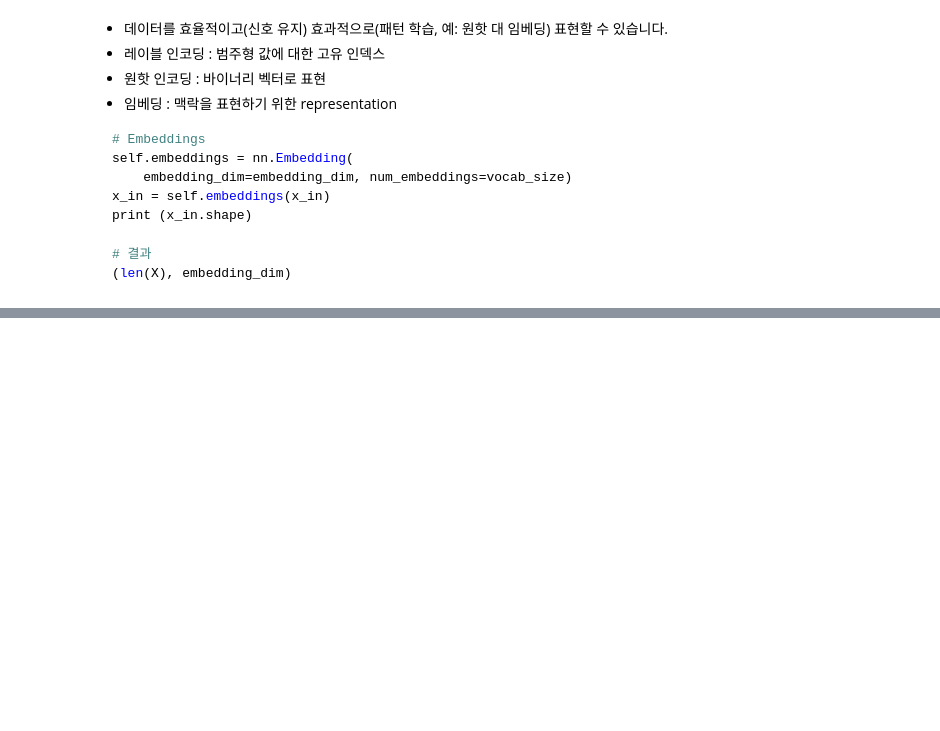
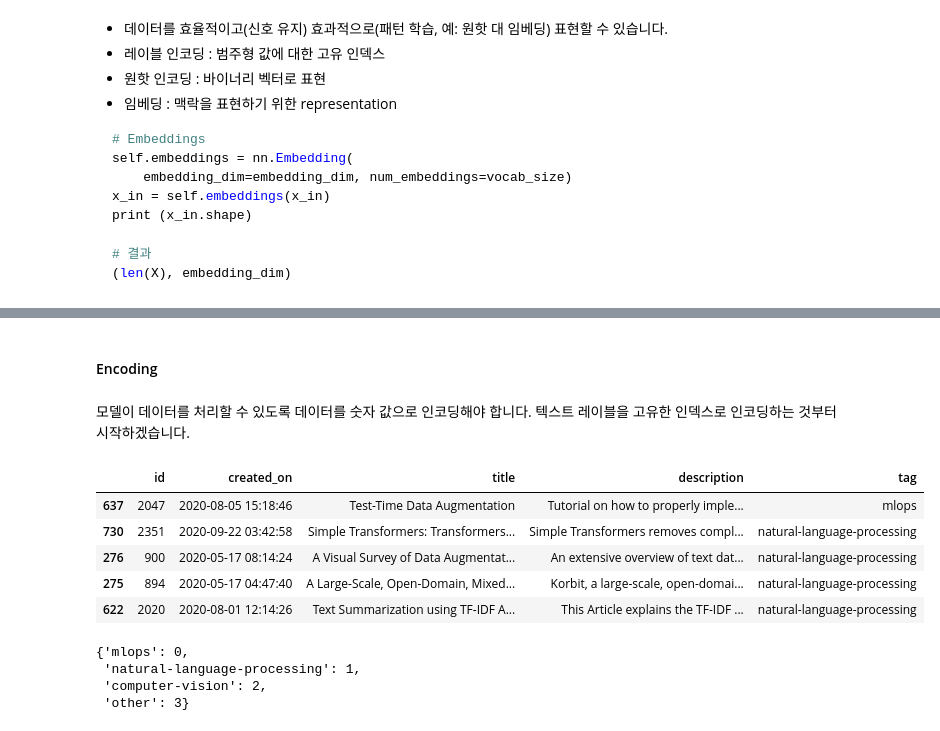
Before and after one commit to sguys99/self-study, a Jupyter notebook: made_with_ml/notebooks/made_with_ml ch2.ipynb, the cells around one changed output, grey strips where cells are left out. Saved outputs shown, nothing was run; the diff lists cells and outputs as text; code cells hidden in the pictures; blank space fills up the shorter version.

```diff
--- a/made_with_ml/notebooks/made_with_ml ch2.ipynb
+++ b/made_with_ml/notebooks/made_with_ml ch2.ipynb
@@ -404,0 +552,24 @@ print (x_in.shape)
+# %% [markdown]
+#### Encoding
+# %% [markdown]
+모델이 데이터를 처리할 수 있도록 데이터를 숫자 값으로 인코딩해야 합니다. 텍스트 레이블을 고유한 인덱스로 인코딩하는 것부터 시작하겠습니다.
+# %%
+train_df.head()
+# %% [output]
+|  | id | created_on | title | description | tag |
+| 637 | 2047 | 2020-08-05 15:18:46 | Test-Time Data Augmentation | Tutorial on how to properly imple... | mlops |
+| 730 | 2351 | 2020-09-22 03:42:58 | Simple Transformers: Transformers... | Simple Transformers removes compl... | natural-language-processing |
+| 276 | 900 | 2020-05-17 08:14:24 | A Visual Survey of Data Augmentat... | An extensive overview of text dat... | natural-language-processing |
+| 275 | 894 | 2020-05-17 04:47:40 | A Large-Scale, Open-Domain, Mixed... | Korbit, a large-scale, open-domai... | natural-language-processing |
+| 622 | 2020 | 2020-08-01 12:14:26 | Text Summarization using TF-IDF A... | This Article explains the TF-IDF ... | natural-language-processing |
+# %%
+# Label to index
+tags = train_df.tag.unique().tolist()
+num_classes = len(tags)
+class_to_index = {tag: i for i, tag in enumerate(tags)}
+class_to_index
+# %% [output]
+{'mlops': 0,
+ 'natural-language-processing': 1,
+ 'computer-vision': 2,
+ 'other': 3}
```
Also changed, not shown: parts of 46 cells of this notebook.
